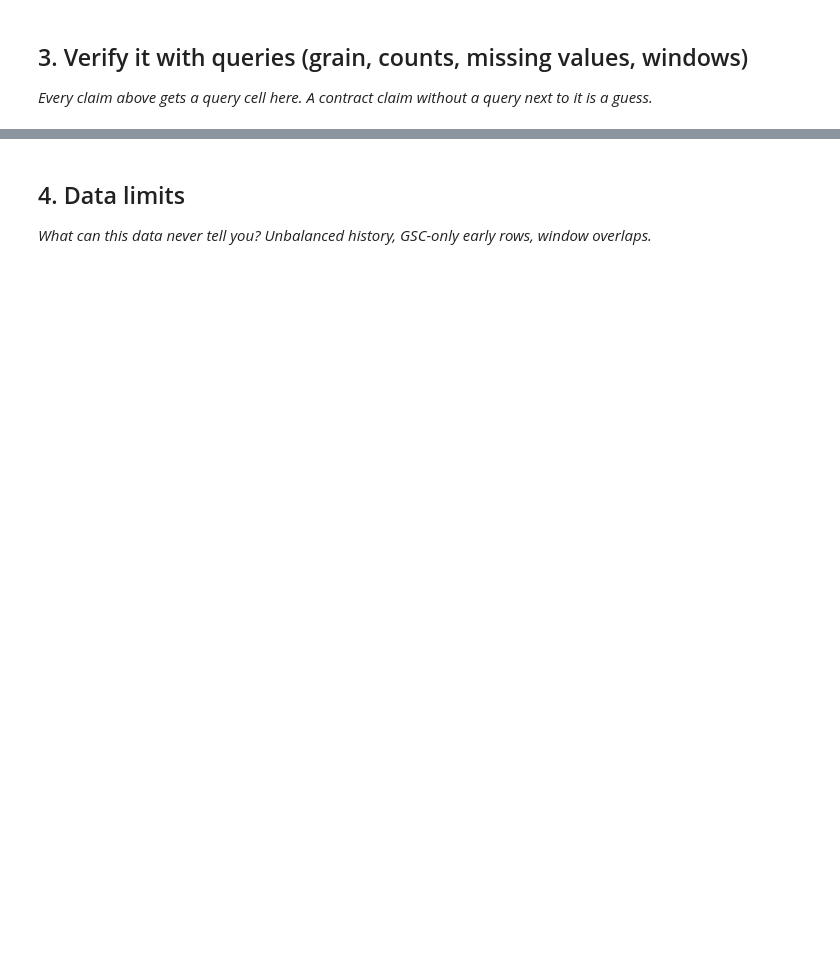
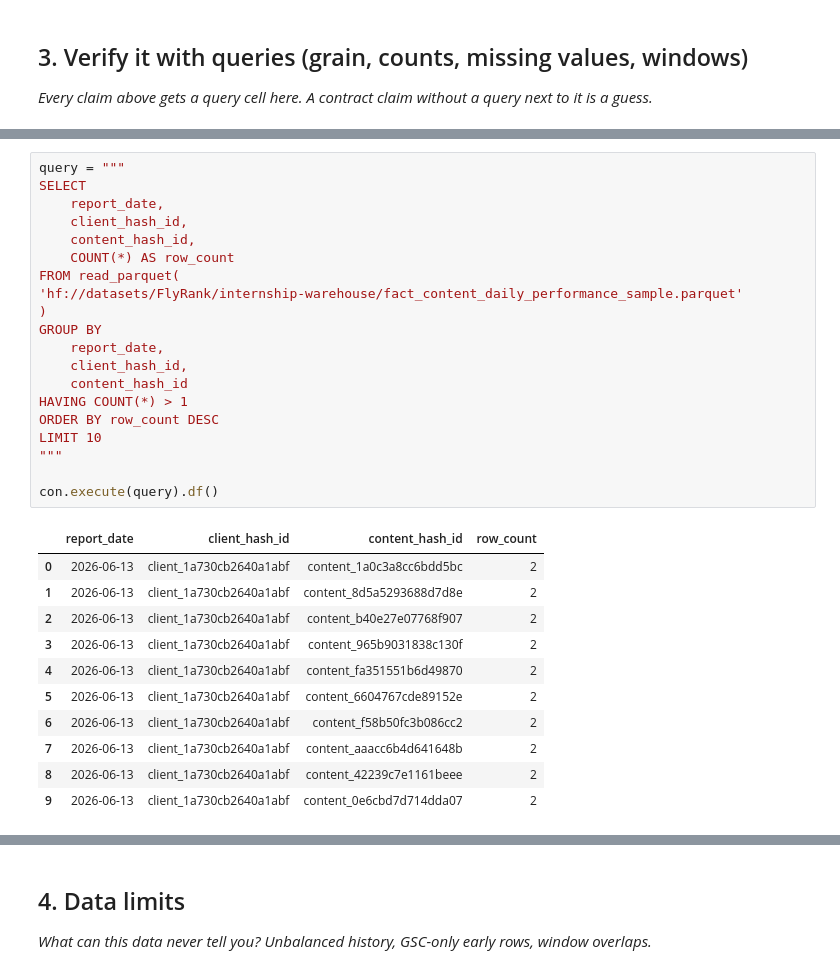
Before and after one commit to venkat-vipul/flyrank_ml, a Jupyter notebook: work/notebooks/w03_data_contract.ipynb, the cells around one changed output, grey strips where cells are left out. Saved outputs shown, nothing was run; the diff lists cells and outputs as text; blank space fills up the shorter version.

```diff
--- a/work/notebooks/w03_data_contract.ipynb
+++ b/work/notebooks/w03_data_contract.ipynb
@@ -29,0 +134,32 @@ This skeleton is yours to fill. Work the sections **in order** — each one has
+# %%
+query = """
+SELECT
+    report_date,
+    client_hash_id,
+    content_hash_id,
+    COUNT(*) AS row_count
+FROM read_parquet(
+'hf://datasets/FlyRank/internship-warehouse/fact_content_daily_performance_sample.parquet'
+)
+GROUP BY
+    report_date,
+    client_hash_id,
+    content_hash_id
+HAVING COUNT(*) > 1
+ORDER BY row_count DESC
+LIMIT 10
+"""
+
+con.execute(query).df()
+# %% [output]
+|  | report_date | client_hash_id | content_hash_id | row_count |
+| 0 | 2026-06-13 | client_1a730cb2640a1abf | content_1a0c3a8cc6bdd5bc | 2 |
+| 1 | 2026-06-13 | client_1a730cb2640a1abf | content_8d5a5293688d7d8e | 2 |
+| 2 | 2026-06-13 | client_1a730cb2640a1abf | content_b40e27e07768f907 | 2 |
+| 3 | 2026-06-13 | client_1a730cb2640a1abf | content_965b9031838c130f | 2 |
+| 4 | 2026-06-13 | client_1a730cb2640a1abf | content_fa351551b6d49870 | 2 |
+| 5 | 2026-06-13 | client_1a730cb2640a1abf | content_6604767cde89152e | 2 |
+| 6 | 2026-06-13 | client_1a730cb2640a1abf | content_f58b50fc3b086cc2 | 2 |
+| 7 | 2026-06-13 | client_1a730cb2640a1abf | content_aaacc6b4d641648b | 2 |
+| 8 | 2026-06-13 | client_1a730cb2640a1abf | content_42239c7e1161beee | 2 |
+| 9 | 2026-06-13 | client_1a730cb2640a1abf | content_0e6cbd7d714dda07 | 2 |
```
Also changed, not shown: parts of 18 cells of this notebook.
